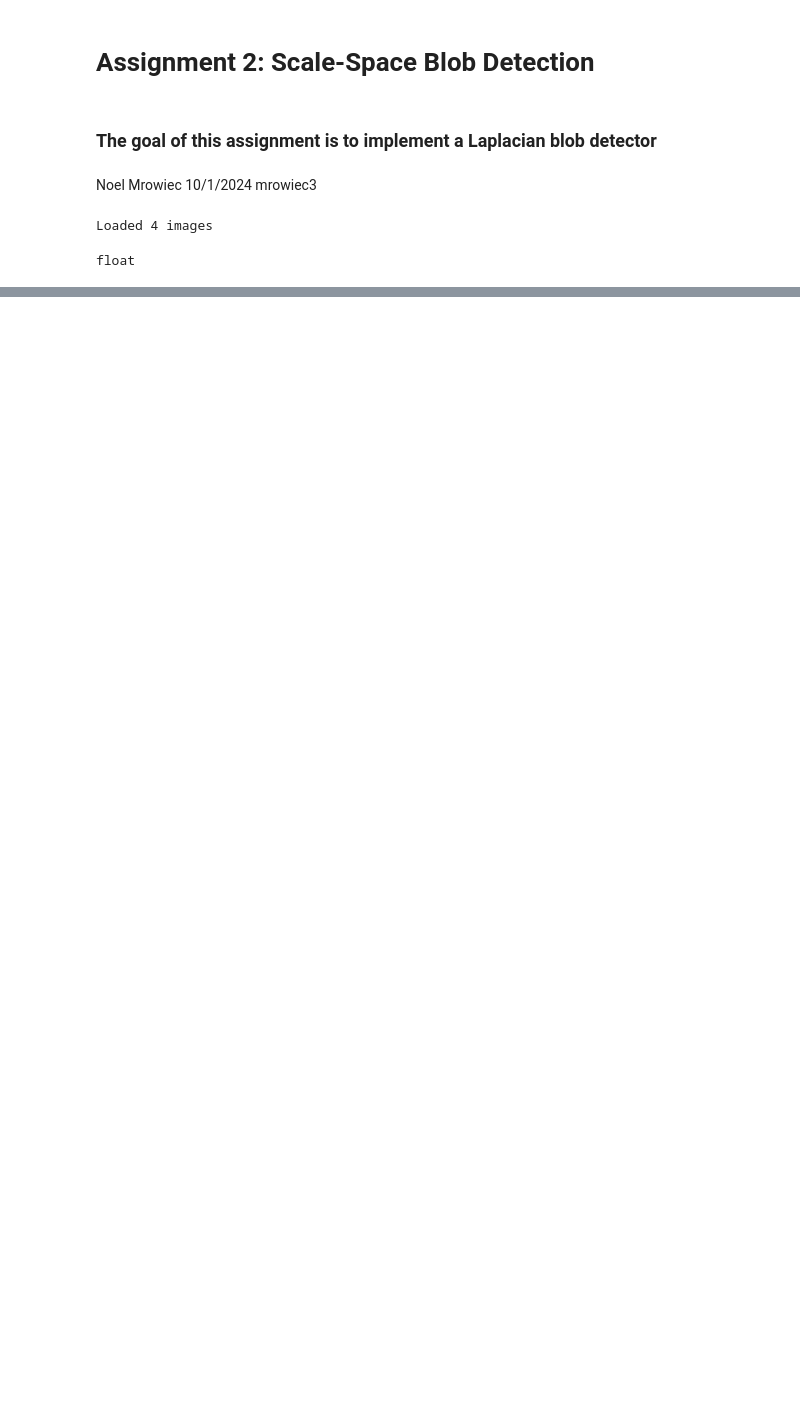
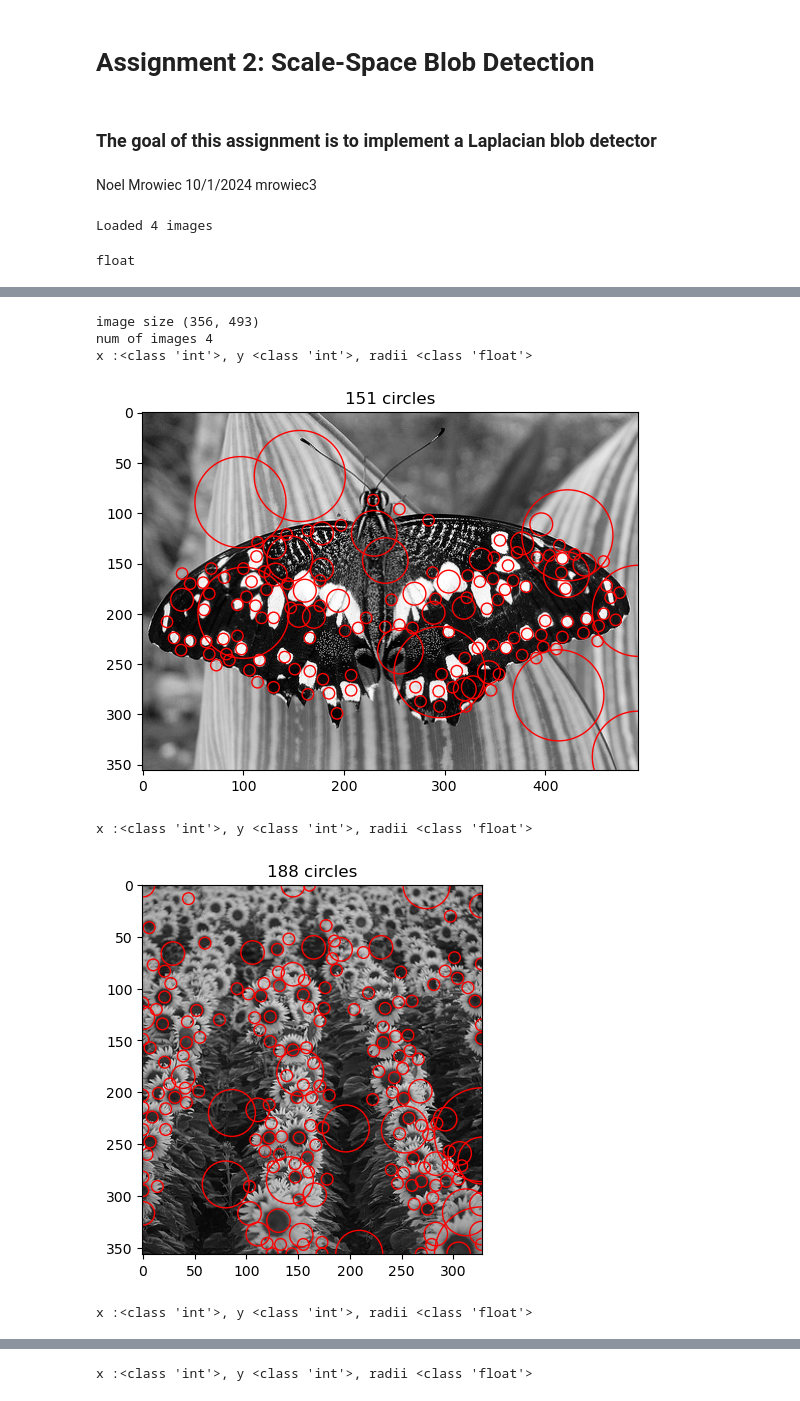
Before and after one commit to noelmrowiec/CS543, a Jupyter notebook: MP2-SIFT-Detector/mrowiec3_a2.ipynb, the cells around one changed output, grey strips where cells are left out. Cells and saved outputs as stored; diff of their text form; code cells hidden in the pictures; blank space fills up the shorter version.

```diff
--- a/MP2-SIFT-Detector/mrowiec3_a2.ipynb
+++ b/MP2-SIFT-Detector/mrowiec3_a2.ipynb
@@ -201,16 +271,16 @@ def show_all_circles(image, cx, cy, rad, color='r'):
 # %%
+# TODO uncomment!
 
+# print(f"image size {images[0].shape}")
+# print(f"num of images {len(coordinates_per_image)}")
 
-print(f"image size {images[0].shape}")
-print(f"num of images {len(coordinates_per_image)}")
+# for i, coords in enumerate(coordinates_per_image):
 
-for i, coords in enumerate(coordinates_per_image):
+#     cx, cy, cz = coords
+#     sigmas = np.array([SIGMAS[z] for z in cz])
+#     radii = sigmas * sqt_2
+#     radii = radii.tolist()
 
-    cx, cy, cz = coords
-    sigmas = np.array([SIGMAS[z] for z in cz])
-    radii = sigmas * sqt_2
-    radii = radii.tolist()
-
-    print(f"x :{type(cx[0])}, y {type(cy[0])}, radii {type(radii[0])}")
-    show_all_circles(images[i], cx, cy, radii)
-#show_all_circles(images[0], [55,33,88,10], [76,350,12,100], [5,7,1,2])
+#     print(f"x :{type(cx[0])}, y {type(cy[0])}, radii {type(radii[0])}")
+#     show_all_circles(images[i], cx, cy, radii)
+# #show_all_circles(images[0], [55,33,88,10], [76,350,12,100], [5,7,1,2])
@@ -228,15 +287,23 @@ x :<class 'int'>, y <class 'int'>, radii <class 'float'>
 # %%
 #scaled images
 
 print(f"image size {images[0].shape}")
 print(f"num of images {len(coordinates_per_image_scaled)}")
 
 for i, coords in enumerate(coordinates_per_image_scaled):
 
     cx, cy, cz = coords
-    sigmas = np.array([SIGMAS[z] for z in cz])
+    sigmas = np.array([IMAGE_SCALES[z] for z in cz])
     radii = sigmas * sqt_2
     radii = radii.tolist()
 
     print(f"x :{type(cx[0])}, y {type(cy[0])}, radii {type(radii[0])}")
     show_all_circles(images[i], cx, cy, radii)
+# %% [output]
+image size (356, 493)
+num of images 4
+x :<class 'int'>, y <class 'int'>, radii <class 'float'>
+[figure, added]
+x :<class 'int'>, y <class 'int'>, radii <class 'float'>
+[figure, added]
+x :<class 'int'>, y <class 'int'>, radii <class 'float'>
@@ -242,0 +311 @@ for i, coords in enumerate(coordinates_per_image_scaled):
+x :<class 'int'>, y <class 'int'>, radii <class 'float'>
```
Also changed, not shown: parts of 4 cells of this notebook.
